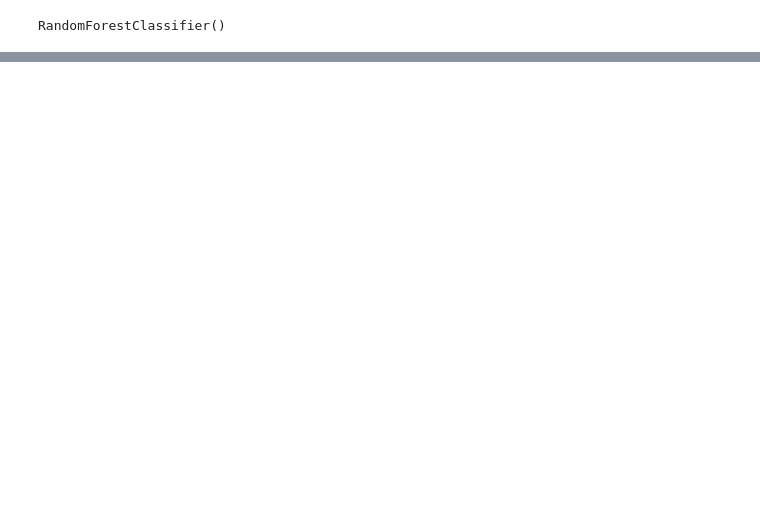
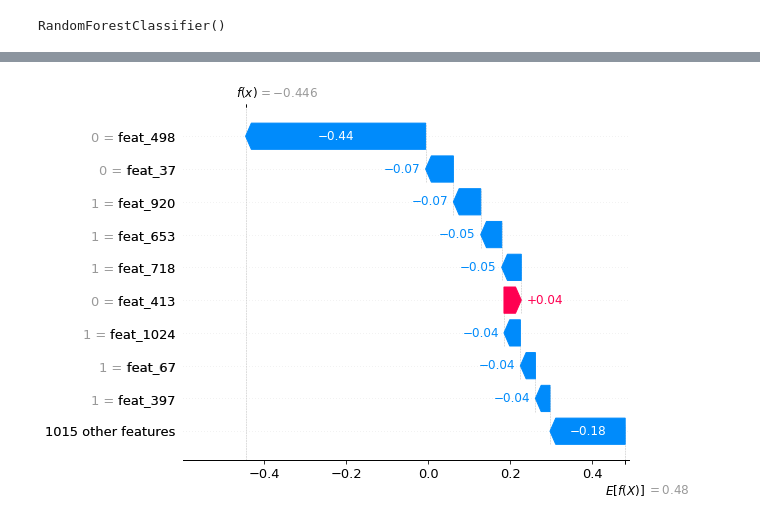
Before and after one commit to BioSystemsUM/DeepMol, a Jupyter notebook: src/SHAP_test.ipynb, the cells around one changed output, grey strips where cells are left out. Drawn from its saved outputs; the diff is of its cells as text; code cells hidden in the pictures; blank space fills up the shorter version.

```diff
--- a/src/SHAP_test.ipynb
+++ b/src/SHAP_test.ipynb
@@ -305,0 +308,8 @@ COC1=C(C=C(C=C1)C2=CC3=CC=CC=C3C(=O)O2)O
+# %%
+import compoundFeaturization.rdkitFingerprints
+import importlib
+importlib.reload(compoundFeaturization.rdkitFingerprints)
+from compoundFeaturization.rdkitFingerprints import RDKFingerprint
+#Featurization
+dataset3 = RDKFingerprint(fpSize=1024).featurize(dataset3)
+dataset3.get_shape()
@@ -305,0 +381,5 @@ COC1=C(C=C(C=C1)C2=CC3=CC=CC=C3C(=O)O2)O
+# %%
+#Data Split
+splitter = SingletaskStratifiedSplitter()
+train_dataset3, valid_dataset3, test_dataset3 = splitter.train_valid_test_split(dataset=dataset3, frac_train=0.7,
+                                                                                frac_valid=0.15, frac_test=0.15)
@@ -305,0 +392,6 @@ COC1=C(C=C(C=C1)C2=CC3=CC=CC=C3C(=O)O2)O
+# %%
+#Scikit-Learn Random Forest
+rf = RandomForestClassifier()
+model = SklearnModel(model=rf)
+# model training
+model.fit(train_dataset3)
@@ -305,0 +400,3 @@ COC1=C(C=C(C=C1)C2=CC3=CC=CC=C3C(=O)O2)O
+# %%
+shap_calc = ShapValues(test_dataset3, model)
+shap_calc.computePermutationShap()
@@ -305,0 +405,4 @@ COC1=C(C=C(C=C1)C2=CC3=CC=CC=C3C(=O)O2)O
+# %%
+shap_calc.plotSampleExplanation(index=10, plot_type='waterfall')
+# %% [output]
+[figure, added]
```
Also changed, not shown: parts of 11 cells of this notebook.
